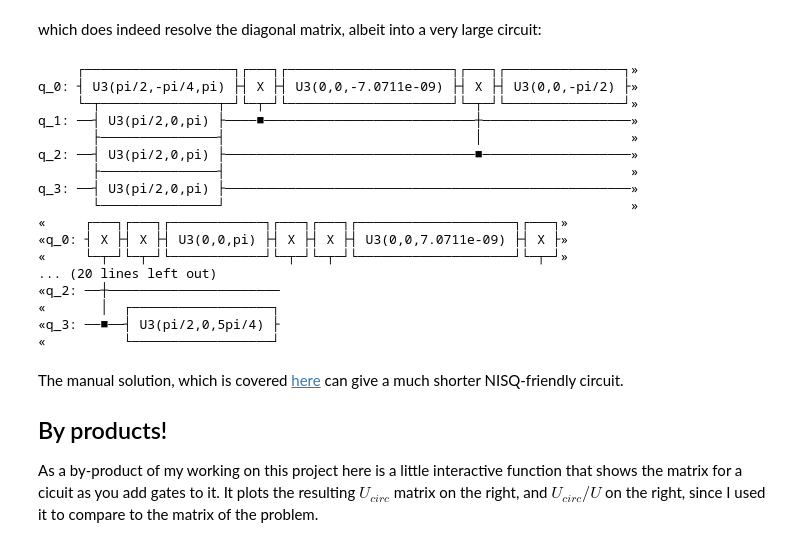
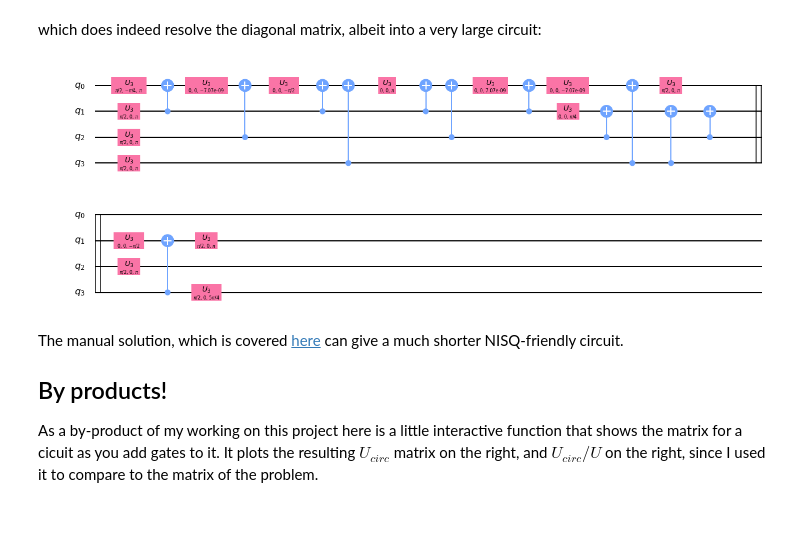
Before and after one commit to TamerPhysics/IBMQuantumChallengeLessons, a Jupyter notebook: IBMQuantumChallenge.ipynb, the cells around one changed output. Drawn from its saved outputs; the diff is of its cells as text; code cells hidden in the pictures; blank space fills up the shorter version.

Commit message:
ipynb: change plot to mpl

```diff
--- a/IBMQuantumChallenge.ipynb
+++ b/IBMQuantumChallenge.ipynb
@@ -195,25 +195,9 @@ qct2 = pm.run(qct)
 # %% [markdown]
 which does indeed resolve the diagonal matrix, albeit into a very large circuit:
 # %%
-qct2.draw()
+qct2.draw(output='mpl')
 # %% [output]
-     ┌───────────────────┐┌───┐┌─────────────────────┐┌───┐┌───────────────┐»
-q_0: ┤ U3(pi/2,-pi/4,pi) ├┤ X ├┤ U3(0,0,-7.0711e-09) ├┤ X ├┤ U3(0,0,-pi/2) ├»
-     └─┬───────────────┬─┘└─┬─┘└─────────────────────┘└─┬─┘└───────────────┘»
-q_1: ──┤ U3(pi/2,0,pi) ├────■───────────────────────────┼───────────────────»
-       ├───────────────┤                                │                   »
-q_2: ──┤ U3(pi/2,0,pi) ├────────────────────────────────■───────────────────»
-       ├───────────────┤                                                    »
-q_3: ──┤ U3(pi/2,0,pi) ├────────────────────────────────────────────────────»
-       └───────────────┘                                                    »
-«     ┌───┐┌───┐┌────────────┐┌───┐┌───┐┌────────────────────┐┌───┐»
-«q_0: ┤ X ├┤ X ├┤ U3(0,0,pi) ├┤ X ├┤ X ├┤ U3(0,0,7.0711e-09) ├┤ X ├»
-«     └─┬─┘└─┬─┘└────────────┘└─┬─┘└─┬─┘└────────────────────┘└─┬─┘»
-... (20 lines left out)
-«q_2: ──┼──────────────────────
-«       │  ┌──────────────────┐
-«q_3: ──■──┤ U3(pi/2,0,5pi/4) ├
-«          └──────────────────┘
+[figure, added]
 # %% [markdown]
 The manual solution, which is covered [here](https://www.youtube.com/watch?v=3oNXkCZ9odQ) can give a much shorter NISQ-friendly circuit.
 
```
Also changed, not shown: parts of 4 cells of this notebook.
